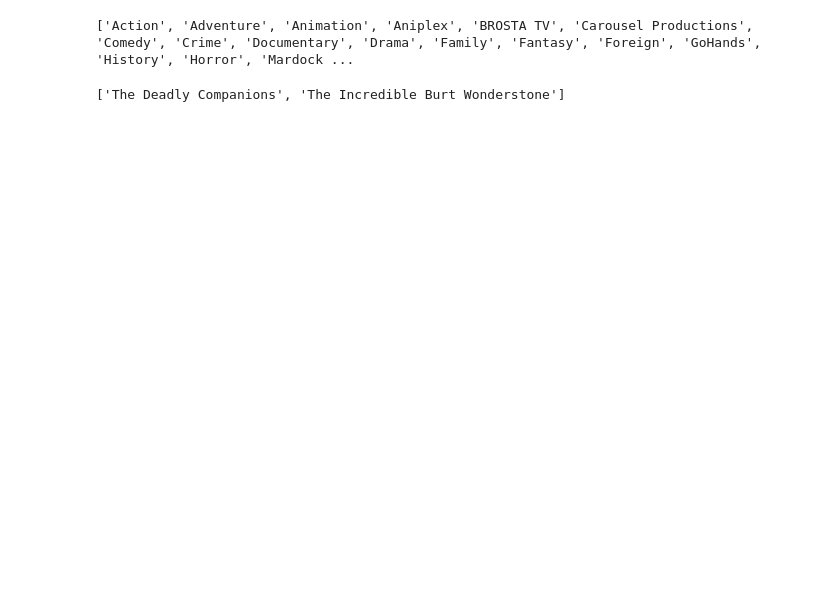
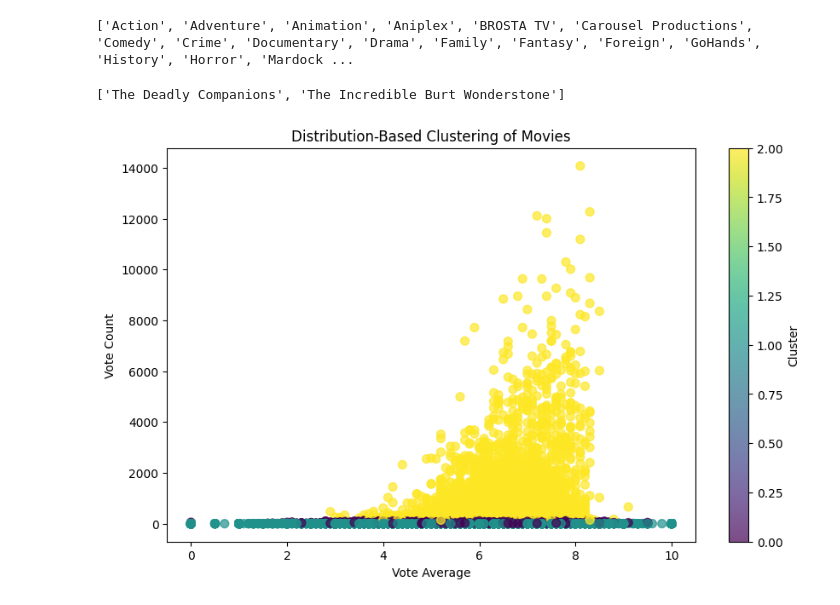
Before and after one commit to slimrivermoi/Techlabs-DS5, a Jupyter notebook: edit_data/Chan/Tkinter Model.ipynb, the cells around one changed output. Saved outputs shown, nothing was run; the diff lists cells and outputs as text; code cells hidden in the pictures; blank space fills up the shorter version.

```diff
--- a/edit_data/Chan/Tkinter Model.ipynb
+++ b/edit_data/Chan/Tkinter Model.ipynb
@@ -10,7 +10,7 @@ import tkinter as tk
 from tkinter import ttk
 import ast
 # %%
-movies_df = pd.read_csv("source_data/movies_metadata.csv")
+movies_df = pd.read_csv('../../edit_data/Lee/cleaned_data/movies_main.csv')
 # %%
 movies_df.columns
 # %% [output]
@@ -203,3 +212,34 @@ ttk.Label(root, textvariable=result_var).grid(column=0, row=4, columnspan=2, pad
 
 # Run the application
 root.mainloop()
+# %%
+import pandas as pd
+import numpy as np
+from sklearn.preprocessing import StandardScaler
+from sklearn.mixture import GaussianMixture
+import matplotlib.pyplot as plt
+
+# Filter relevant columns and drop rows with missing values
+data = movies_df[['vote_average', 'vote_count']].dropna()
+
+# Feature Scaling
+scaler = StandardScaler()
+scaled_data = scaler.fit_transform(data)
+
+# Apply Gaussian Mixture Model for clustering
+gmm = GaussianMixture(n_components=3, random_state=42)  # Assuming 3 clusters, can be adjusted
+gmm_labels = gmm.fit_predict(scaled_data)
+
+# Add cluster labels to the original data
+data['cluster'] = gmm_labels
+
+# Plot the clusters
+plt.figure(figsize=(10, 6))
+plt.scatter(data['vote_average'], data['vote_count'], c=data['cluster'], cmap='viridis', s=50, alpha=0.7)
+plt.title("Distribution-Based Clustering of Movies")
+plt.xlabel("Vote Average")
+plt.ylabel("Vote Count")
+plt.colorbar(label='Cluster')
+plt.show()
+# %% [output]
+[figure, added]
```
Also changed, not shown: parts of 3 cells of this notebook, 1 other file.
